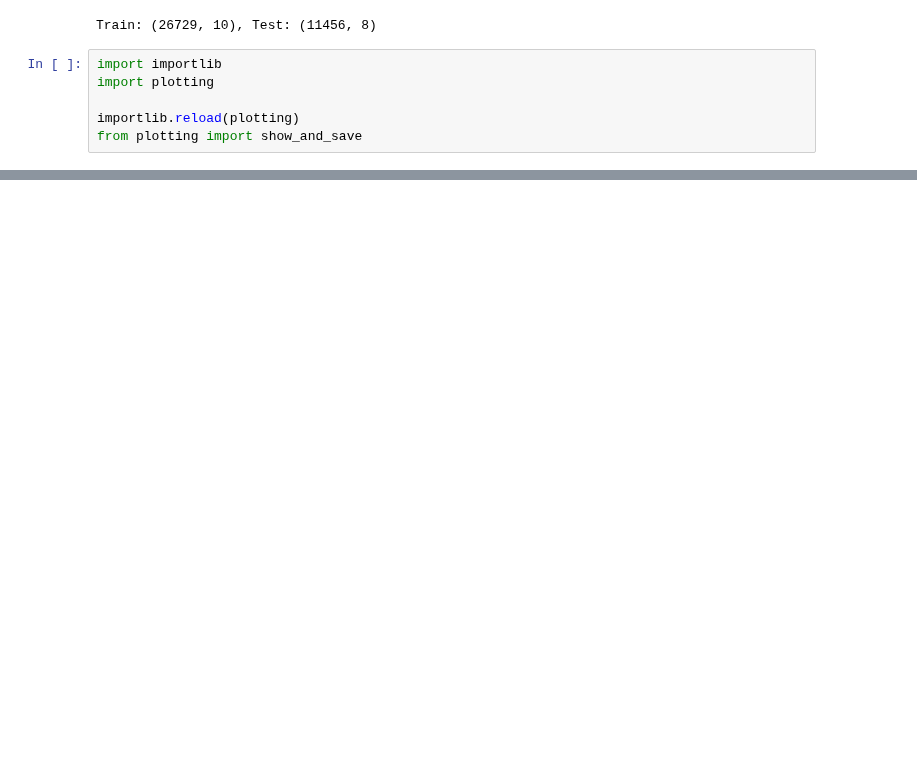
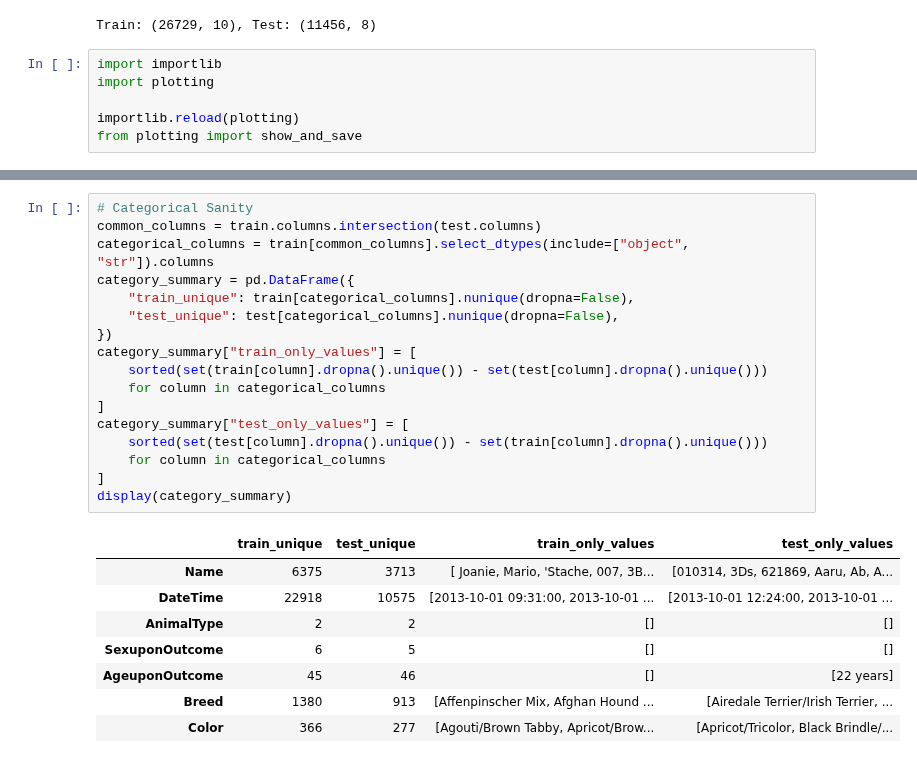
Before and after one commit to lego111Aron/shelter-animal-outcome-prediction, a Jupyter notebook: data_quality.ipynb, the cells around one changed output, grey strips where cells are left out. Drawn from its saved outputs; the diff is of its cells as text; blank space fills up the shorter version.

Commit message:
gitignore update, requirements.txt, data_quality update

```diff
--- a/data_quality.ipynb
+++ b/data_quality.ipynb
@@ -144,0 +192,26 @@ PosixPath('output/data_quality_missing_values.png')
+# %%
+# Categorical Sanity
+common_columns = train.columns.intersection(test.columns)
+categorical_columns = train[common_columns].select_dtypes(include=["object", "str"]).columns
+category_summary = pd.DataFrame({
+    "train_unique": train[categorical_columns].nunique(dropna=False),
+    "test_unique": test[categorical_columns].nunique(dropna=False),
+})
+category_summary["train_only_values"] = [
+    sorted(set(train[column].dropna().unique()) - set(test[column].dropna().unique()))
+    for column in categorical_columns
+]
+category_summary["test_only_values"] = [
+    sorted(set(test[column].dropna().unique()) - set(train[column].dropna().unique()))
+    for column in categorical_columns
+]
+display(category_summary)
+# %% [output]
+|  | train_unique | test_unique | train_only_values | test_only_values |
+| Name | 6375 | 3713 | [ Joanie, Mario, 'Stache, 007, 3B... | [010314, 3Ds, 621869, Aaru, Ab, A... |
+| DateTime | 22918 | 10575 | [2013-10-01 09:31:00, 2013-10-01 ... | [2013-10-01 12:24:00, 2013-10-01 ... |
+| AnimalType | 2 | 2 | [] | [] |
+| SexuponOutcome | 6 | 5 | [] | [] |
+| AgeuponOutcome | 45 | 46 | [] | [22 years] |
+| Breed | 1380 | 913 | [Affenpinscher Mix, Afghan Hound ... | [Airedale Terrier/Irish Terrier, ... |
+| Color | 366 | 277 | [Agouti/Brown Tabby, Apricot/Brow... | [Apricot/Tricolor, Black Brindle/... |
```
Also changed, not shown: parts of 12 cells of this notebook, 3 other files.
